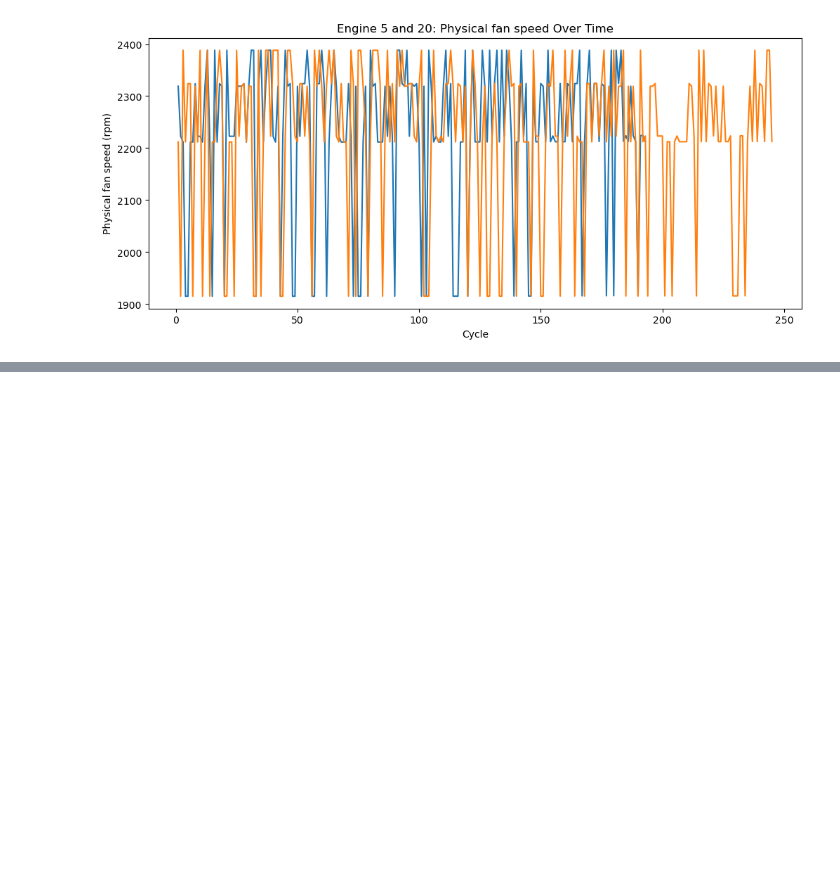
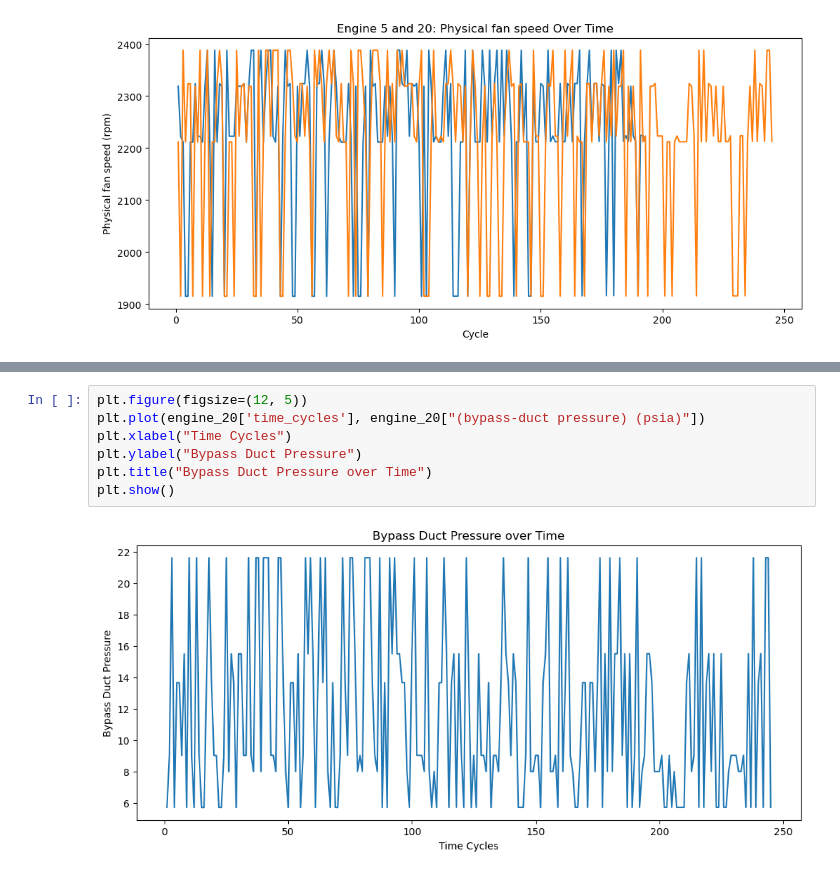
Before and after one commit to yadvendrasinghshekhawat02-design/first-, a Jupyter notebook: fd004_analysis.ipynb, the cells around one changed output, grey strips where cells are left out. Saved outputs shown, nothing was run; the diff lists cells and outputs as text; blank space fills up the shorter version.

```diff
--- a/fd004_analysis.ipynb
+++ b/fd004_analysis.ipynb
@@ -233,0 +272,9 @@ plt.show()
+# %%
+plt.figure(figsize=(12, 5))
+plt.plot(engine_20['time_cycles'], engine_20["(bypass-duct pressure) (psia)"])
+plt.xlabel("Time Cycles")
+plt.ylabel("Bypass Duct Pressure")
+plt.title("Bypass Duct Pressure over Time")
+plt.show()
+# %% [output]
+[figure, added]
```
Also changed, not shown: parts of 6 cells of this notebook.
